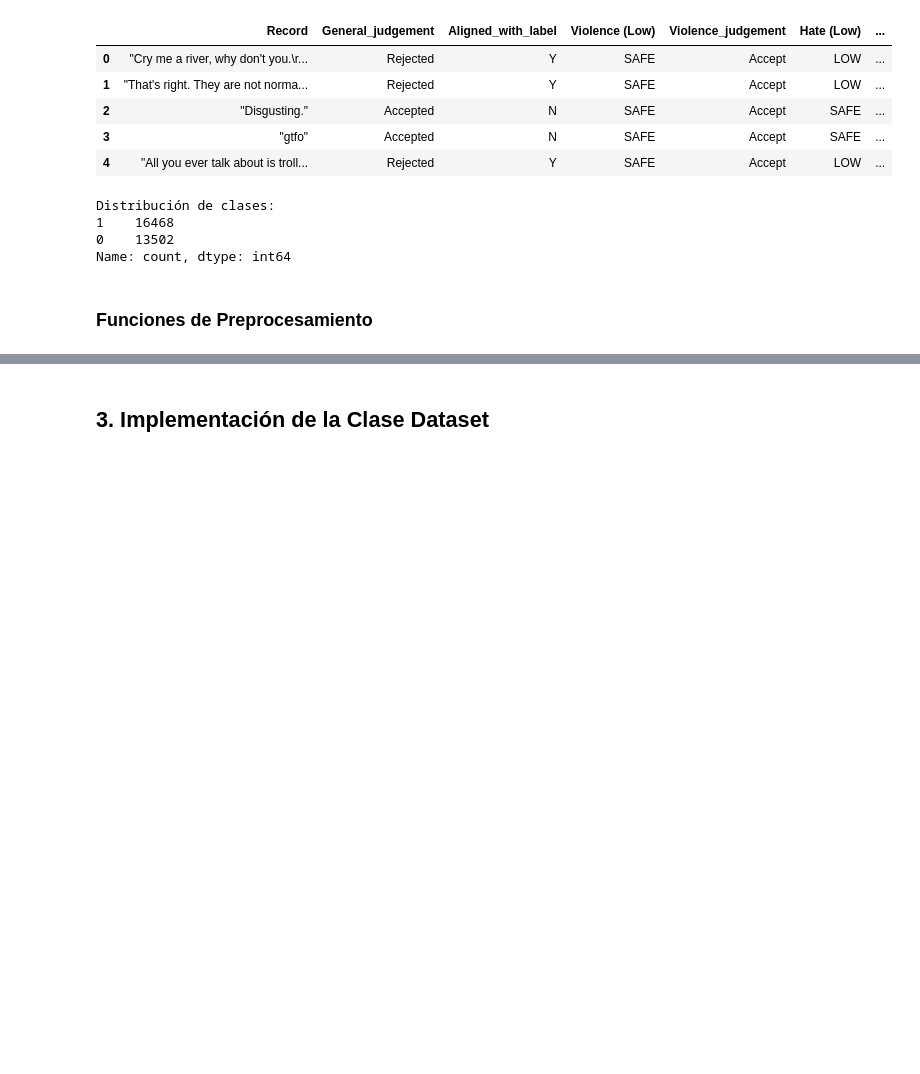
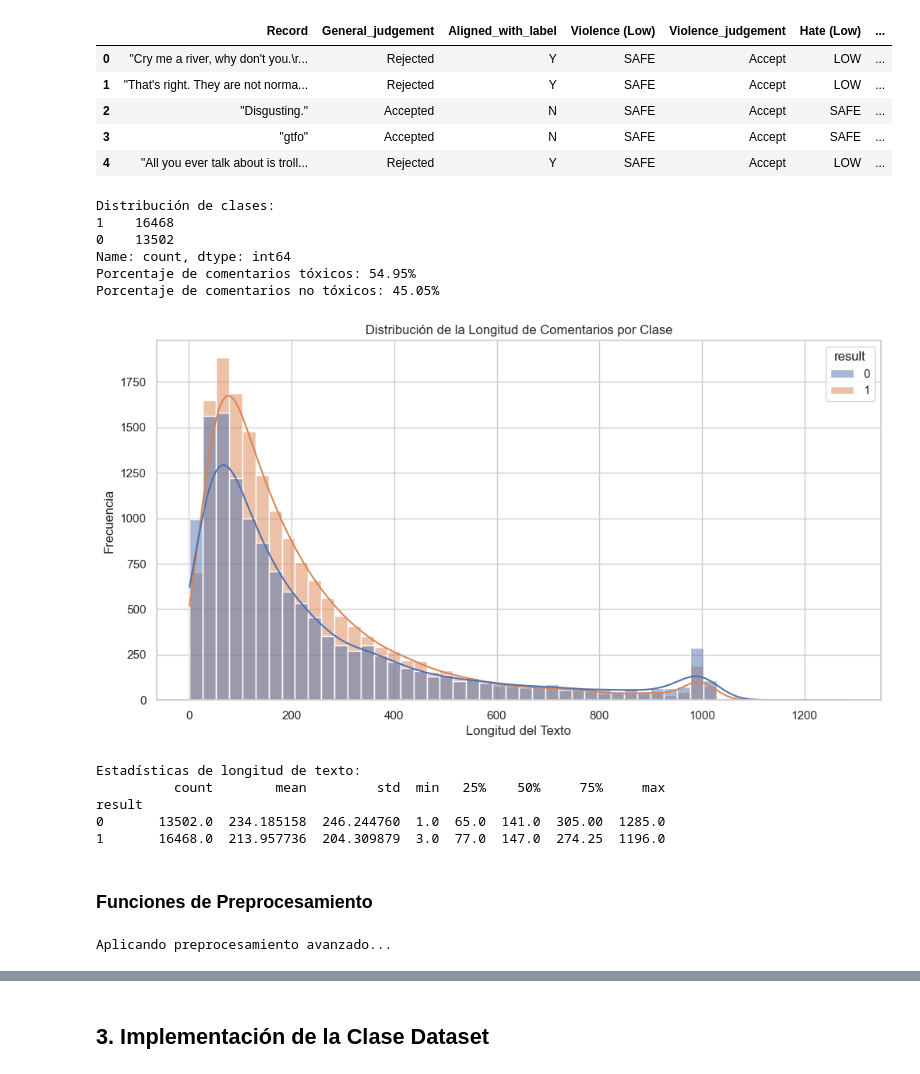
Before and after one commit to Bootcamp-IA-P4/project-x-nlp-team-3, a Jupyter notebook: Notebook/transformer_comparison.ipynb, the cells around one changed output, grey strips where cells are left out. Cells and saved outputs as stored; diff of their text form; code cells hidden in the pictures; blank space fills up the shorter version.

```diff
--- a/Notebook/transformer_comparison.ipynb
+++ b/Notebook/transformer_comparison.ipynb
@@ -99,10 +100,40 @@ labels = df['result'].values
 # Verificar la distribución de clases
 print('Distribución de clases:')
 print(pd.Series(labels).value_counts())
+# Mostrar porcentajes
+class_counts = df['result'].value_counts(normalize=True) * 100
+print(f'Porcentaje de comentarios tóxicos: {class_counts[1]:.2f}%')
+print(f'Porcentaje de comentarios no tóxicos: {class_counts[0]:.2f}%')
 # %% [output]
 Distribución de clases:
 1    16468
 0    13502
 Name: count, dtype: int64
+Porcentaje de comentarios tóxicos: 54.95%
+Porcentaje de comentarios no tóxicos: 45.05%
+# %%
+# Extraer el texto de la columna 'Record'
+# El texto está entre comillas triples, así que necesitamos limpiarlo
+df['text'] = df['Record'].str.strip('"""').str.strip()
+# Verificar la longitud de los comentarios
+df['text_length'] = df['text'].apply(len)
+
+plt.figure(figsize=(12, 6))
+sns.histplot(data=df, x='text_length', hue='result', bins=50, kde=True)
+plt.title('Distribución de la Longitud de Comentarios por Clase')
+plt.xlabel('Longitud del Texto')
+plt.ylabel('Frecuencia')
+plt.show()
+
+# Estadísticas descriptivas de la longitud del texto
+print('Estadísticas de longitud de texto:')
+print(df.groupby('result')['text_length'].describe())
+# %% [output]
+[figure, added]
+Estadísticas de longitud de texto:
+          count        mean         std  min   25%    50%     75%     max
+result
+0       13502.0  234.185158  246.244760  1.0  65.0  141.0  305.00  1285.0
+1       16468.0  213.957736  204.309879  3.0  77.0  147.0  274.25  1196.0
 # %% [markdown]
 ### Funciones de Preprocesamiento
@@ -135,3 +192,10 @@ def preprocess_text(text):
 # %%
 # Aplicar preprocesamiento a los textos
-preprocessed_texts = [preprocess_text(text) for text in tqdm(texts, desc='Preprocesando textos')]
+#preprocessed_texts = [preprocess_text(text) for text in tqdm(texts, desc='Preprocesando textos')]
+
+# Aplicar limpieza y lematización al texto
+print('Aplicando preprocesamiento avanzado...')
+df['cleaned_text'] = df['text'].apply(preprocess_text)
+df['lemmatized_text'] = df['cleaned_text'].apply(lemmatize_text)
+# %% [output]
+Aplicando preprocesamiento avanzado...
```
Also changed, not shown: parts of 12 cells of this notebook, 16 other files.
